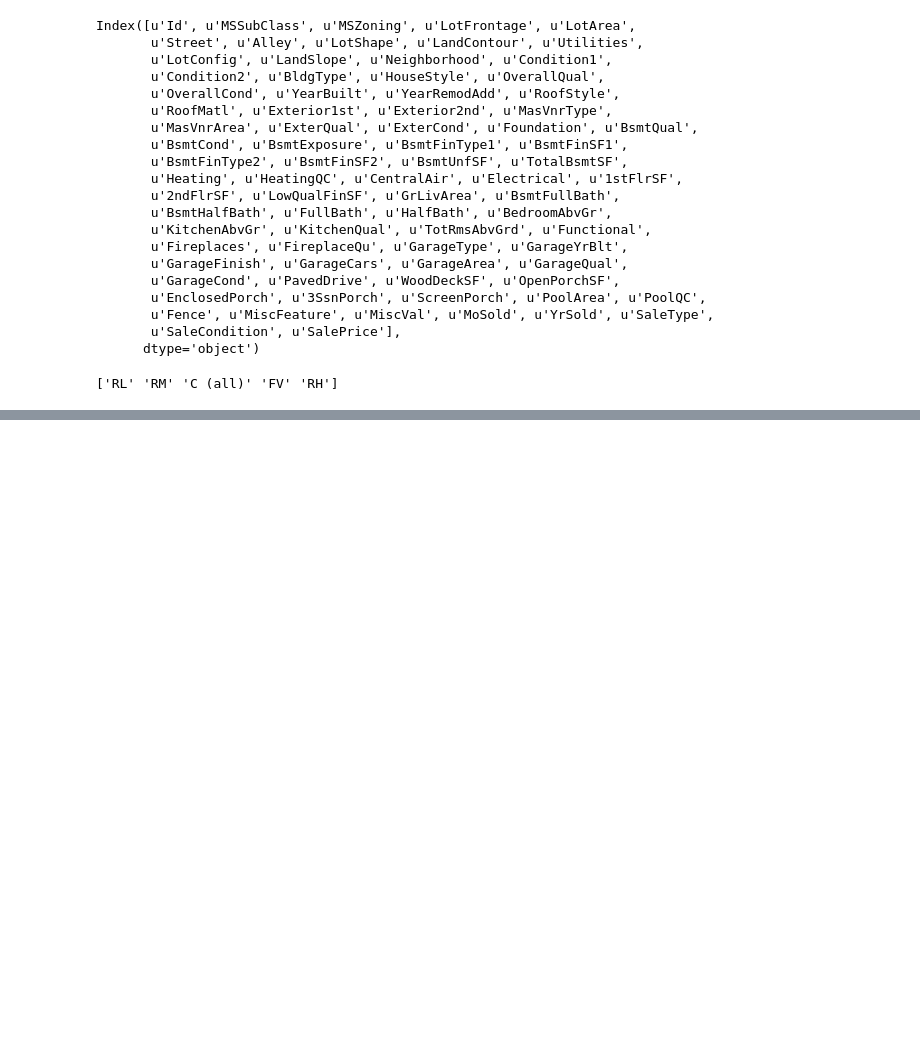
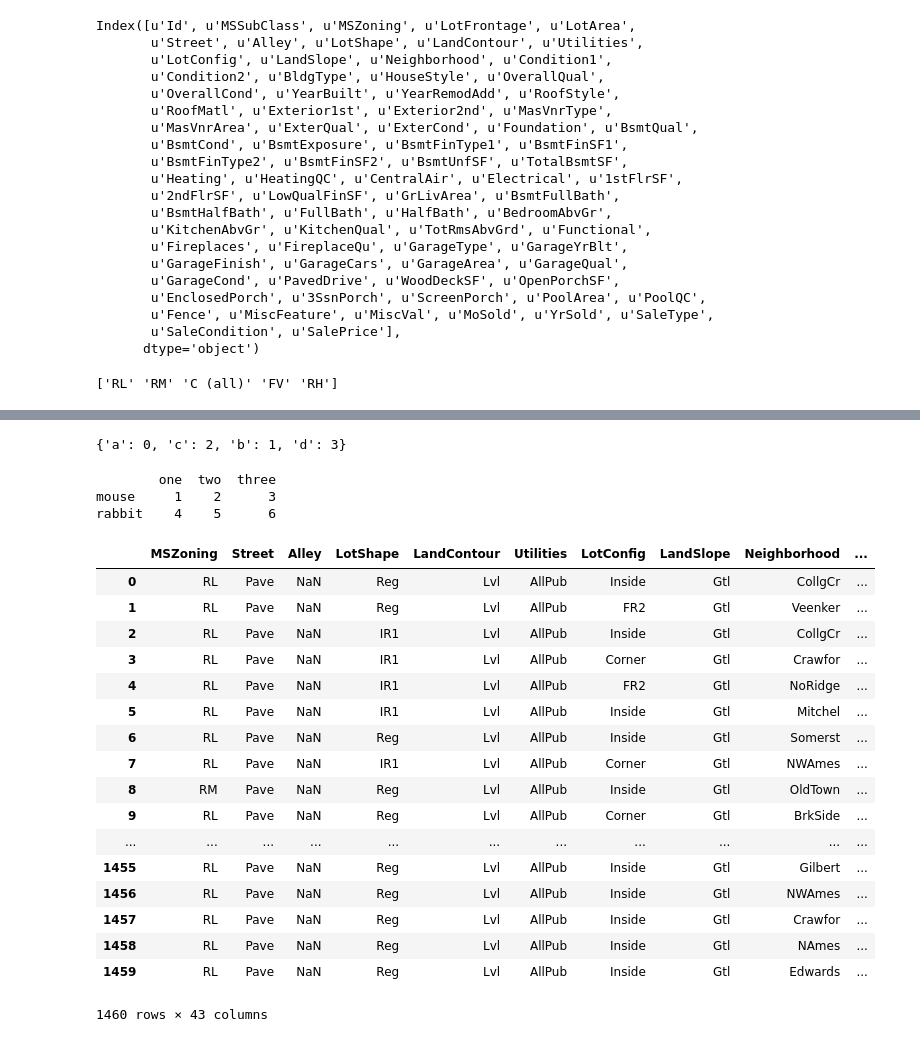
Before and after one commit to bzmull/housing_prices_predictor, a Jupyter notebook: jr_notebook.ipynb, the cells around one changed output, grey strips where cells are left out. Drawn from its saved outputs; the diff is of its cells as text; code cells hidden in the pictures; blank space fills up the shorter version.

Commit message:
still working on converting the gddm strings to nums

```diff
--- a/jr_notebook.ipynb
+++ b/jr_notebook.ipynb
@@ -55,0 +121,42 @@ for i in train_df.columns:
+# %%
+test = ['a','b','c','d']
+i = 0
+test2 = {x:test.index(x) for x in test}
+print(test2)
+# %% [output]
+{'a': 0, 'c': 2, 'b': 1, 'd': 3}
+# %%
+df = pd.DataFrame(np.array(([1, 2, 3], [4, 5, 6])),index=['mouse', 'rabbit'],columns=['one', 'two', 'three'])
+print(df)
+# %% [output]
+        one  two  three
+mouse     1    2      3
+rabbit    4    5      6
+# %%
+df.loc[df['one']==1]=99
+# %%
+def cat_var_to_num(df):
+    new_df =
+    string_df = df.select_dtypes(exclude=np.number)
+    for col in string_df.columns:
+        for j in col.unique():
+            col[j]
+# %% [output]
+|  | MSZoning | Street | Alley | LotShape | LandContour | Utilities | LotConfig | LandSlope | Neighborhood | ... |
+| 0 | RL | Pave | NaN | Reg | Lvl | AllPub | Inside | Gtl | CollgCr | ... |
+| 1 | RL | Pave | NaN | Reg | Lvl | AllPub | FR2 | Gtl | Veenker | ... |
+| 2 | RL | Pave | NaN | IR1 | Lvl | AllPub | Inside | Gtl | CollgCr | ... |
+| 3 | RL | Pave | NaN | IR1 | Lvl | AllPub | Corner | Gtl | Crawfor | ... |
+| 4 | RL | Pave | NaN | IR1 | Lvl | AllPub | FR2 | Gtl | NoRidge | ... |
+| 5 | RL | Pave | NaN | IR1 | Lvl | AllPub | Inside | Gtl | Mitchel | ... |
+| 6 | RL | Pave | NaN | Reg | Lvl | AllPub | Inside | Gtl | Somerst | ... |
+| 7 | RL | Pave | NaN | IR1 | Lvl | AllPub | Corner | Gtl | NWAmes | ... |
+| 8 | RM | Pave | NaN | Reg | Lvl | AllPub | Inside | Gtl | OldTown | ... |
+| 9 | RL | Pave | NaN | Reg | Lvl | AllPub | Corner | Gtl | BrkSide | ... |
+| ... | ... | ... | ... | ... | ... | ... | ... | ... | ... | ... |
+| 1455 | RL | Pave | NaN | Reg | Lvl | AllPub | Inside | Gtl | Gilbert | ... |
+| 1456 | RL | Pave | NaN | Reg | Lvl | AllPub | Inside | Gtl | NWAmes | ... |
+| 1457 | RL | Pave | NaN | Reg | Lvl | AllPub | Inside | Gtl | Crawfor | ... |
+| 1458 | RL | Pave | NaN | Reg | Lvl | AllPub | Inside | Gtl | NAmes | ... |
+| 1459 | RL | Pave | NaN | Reg | Lvl | AllPub | Inside | Gtl | Edwards | ... |
+1460 rows × 43 columns
```
Also changed, not shown: parts of 10 cells of this notebook, 1 other file.
